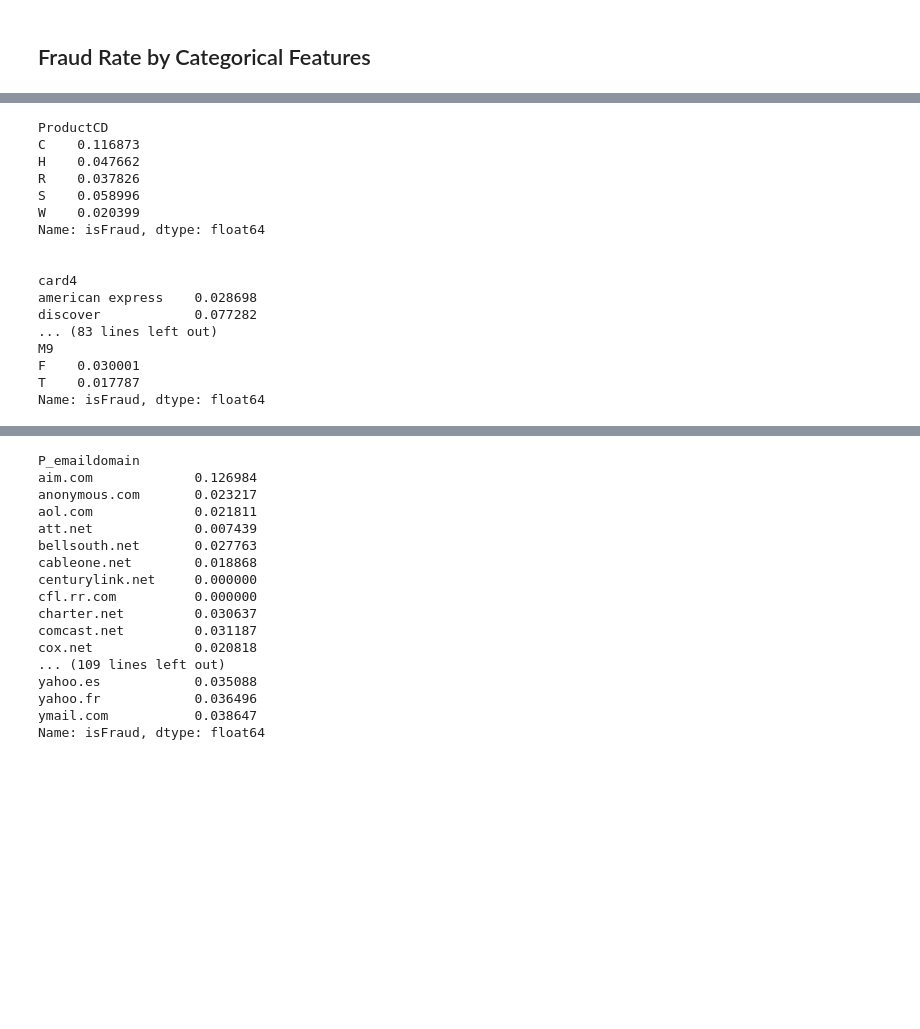
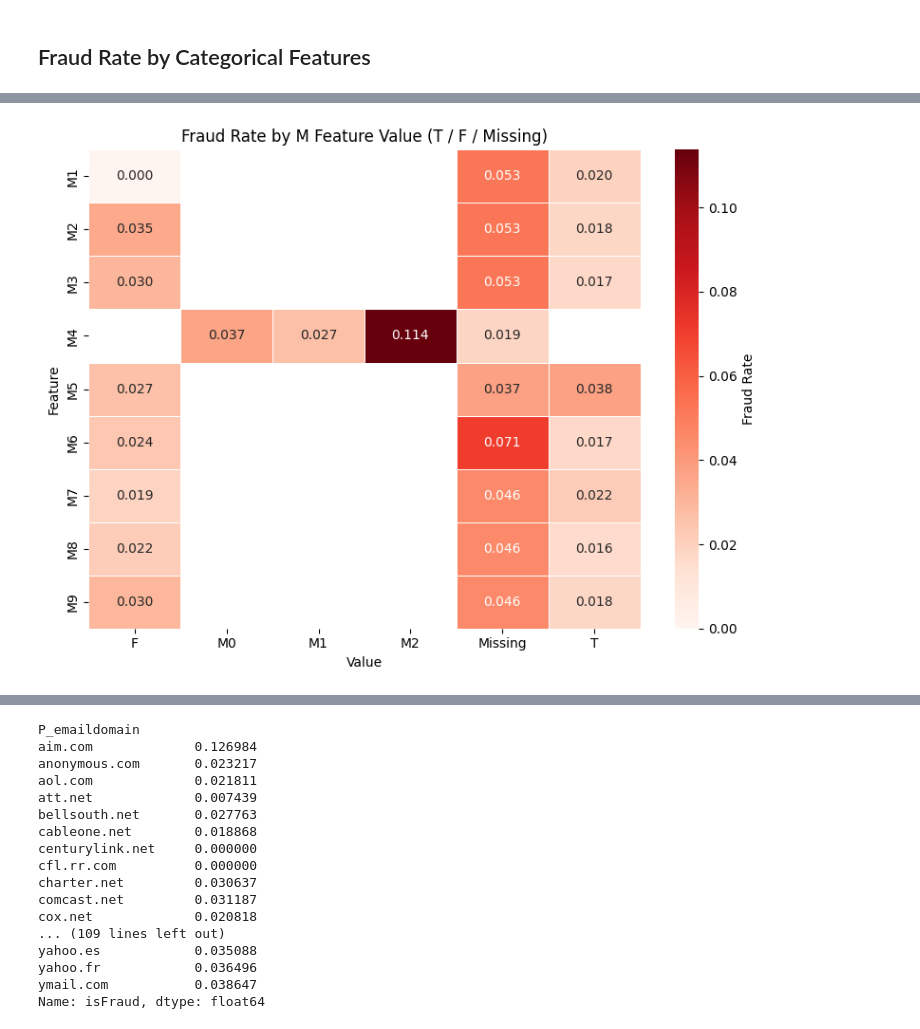
Before and after one commit to Mansi-Jadhav/End-to-End-Fraud-Detection, a Jupyter notebook: 1. EDA.ipynb, the cells around one changed output, grey strips where cells are left out. Drawn from its saved outputs; the diff is of its cells as text; code cells hidden in the pictures; blank space fills up the shorter version.

```diff
--- a/1. EDA.ipynb
+++ b/1. EDA.ipynb
@@ -361,24 +439,32 @@ I have chosen a few of them based on the number of categories in each and also t
+# %%
+# M features are T/F/NaN — encode numerically for heatmap
+m_cols = ['M1','M2','M3','M4','M5','M6','M7','M8','M9']
+
+m_fraud = {}
+for col in m_cols:
+    m_fraud[col] = train.groupby(train[col].fillna('Missing'))['isFraud'].mean()
+
+m_fraud_df = pd.DataFrame(m_fraud).T  # rows = M features, cols = T/F/Missing
+
+plt.figure(figsize=(8, 6))
+sns.heatmap(
+    m_fraud_df,
+    annot=True,
+    fmt='.3f',
+    cmap='Reds',
+    linewidths=0.5,
+    cbar_kws={'label': 'Fraud Rate'}
+)
+plt.title('Fraud Rate by M Feature Value (T / F / Missing)')
+plt.xlabel('Value')
+plt.ylabel('Feature')
+plt.tight_layout()
+plt.show()
+# %% [output]
+[figure, added]
 # %%
-cols = ['ProductCD', 'card4', 'card6', 'DeviceType', 'DeviceInfo', 'M1', 'M2', 'M3', 'M4', 'M5', 'M6', 'M7', 'M8', 'M9']
+# cols = ['ProductCD', 'card4', 'card6', 'M1', 'M2', 'M3', 'M4', 'M5', 'M6', 'M7', 'M8', 'M9', 'DeviceType']
 
-for col in cols:
-    print('\n')
-    print(train.groupby(col)['isFraud'].mean())
+# for col in cols:
+#     print('\n')
+#     print(train.groupby(col)['isFraud'].mean())
-# %% [output]
-ProductCD
-C    0.116873
-H    0.047662
-R    0.037826
-S    0.058996
-W    0.020399
-Name: isFraud, dtype: float64
-
-
-card4
-american express    0.028698
-discover            0.077282
-... (83 lines left out)
-M9
-F    0.030001
-T    0.017787
-Name: isFraud, dtype: float64
```
Also changed, not shown: parts of 36 cells of this notebook.
